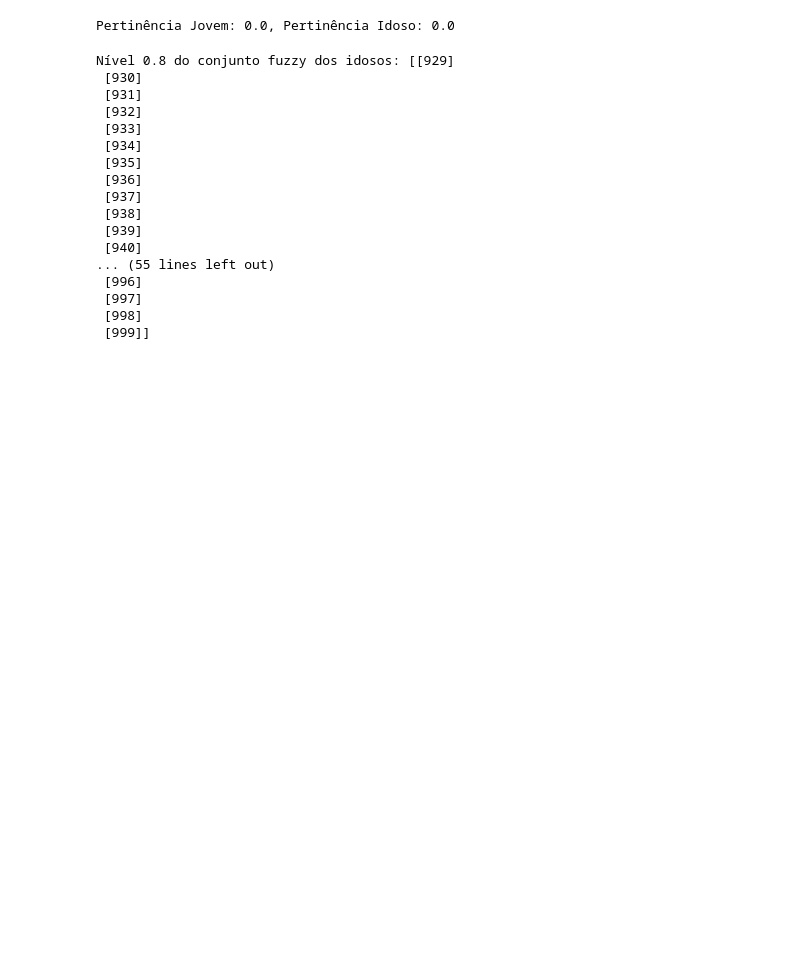
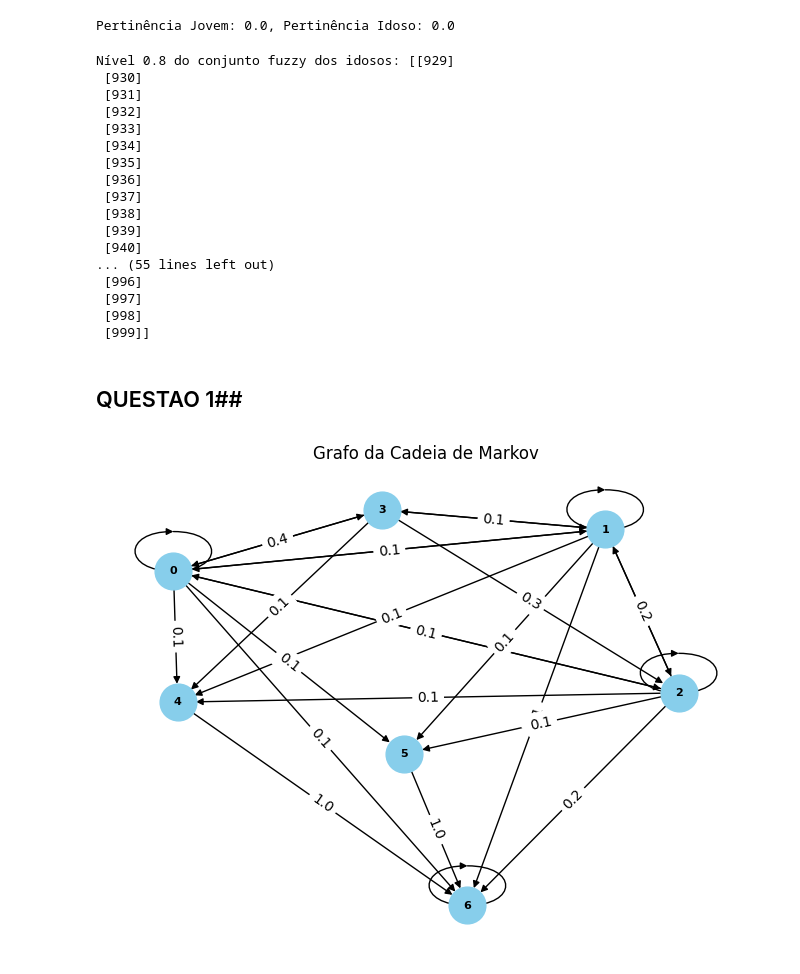
Before and after one commit to RodrigoPretes/AnalyzesOfGraph, a Jupyter notebook: ProvaIA2.ipynb, the cells around one changed output. Cells and saved outputs as stored; diff of their text form; code cells hidden in the pictures; blank space fills up the shorter version.

```diff
--- a/ProvaIA2.ipynb
+++ b/ProvaIA2.ipynb
@@ -339,3 +339,36 @@ Nível 0.8 do conjunto fuzzy dos idosos: [[929]
  [997]
  [998]
  [999]]
+# %% [markdown]
+## QUESTAO 1##
+# %%
+import networkx as nx
+import matplotlib.pyplot as plt
+
+# Matriz de probabilidade de transição
+P = [
+    [0.3, 0.2, 0.1, 0.1, 0.1, 0.1, 0.1],
+    [0.1, 0.4, 0.1, 0.1, 0.1, 0.1, 0.1],
+    [0.1, 0.2, 0.3, 0.0, 0.1, 0.1, 0.2],
+    [0.4, 0.1, 0.3, 0.0, 0.1, 0.0, 0.0],
+    [0.0, 0.0, 0.0, 0.0, 0.0, 0.0, 1.0],  # Estado 6 absorvente
+    [0.0, 0.0, 0.0, 0.0, 0.0, 0.0, 1.0],  # Estado 6 absorvente
+    [0.0, 0.0, 0.0, 0.0, 0.0, 0.0, 1.0],  # Estado 6 absorvente
+]
+
+# Construir o grafo da cadeia de Markov
+G = nx.DiGraph()
+for i in range(len(P)):
+    for j in range(len(P[i])):
+        if P[i][j] > 0:
+            G.add_edge(i, j, weight=P[i][j])
+
+# Visualizar o grafo
+pos = nx.spring_layout(G)
+nx.draw(G, pos, with_labels=True, node_size=700, node_color='skyblue', font_size=8, font_color='black', font_weight='bold', arrowsize=10)
+labels = nx.get_edge_attributes(G, 'weight')
+nx.draw_networkx_edge_labels(G, pos, edge_labels=labels)
+plt.title('Grafo da Cadeia de Markov')
+plt.show()
+# %% [output]
+[figure, added]
```
